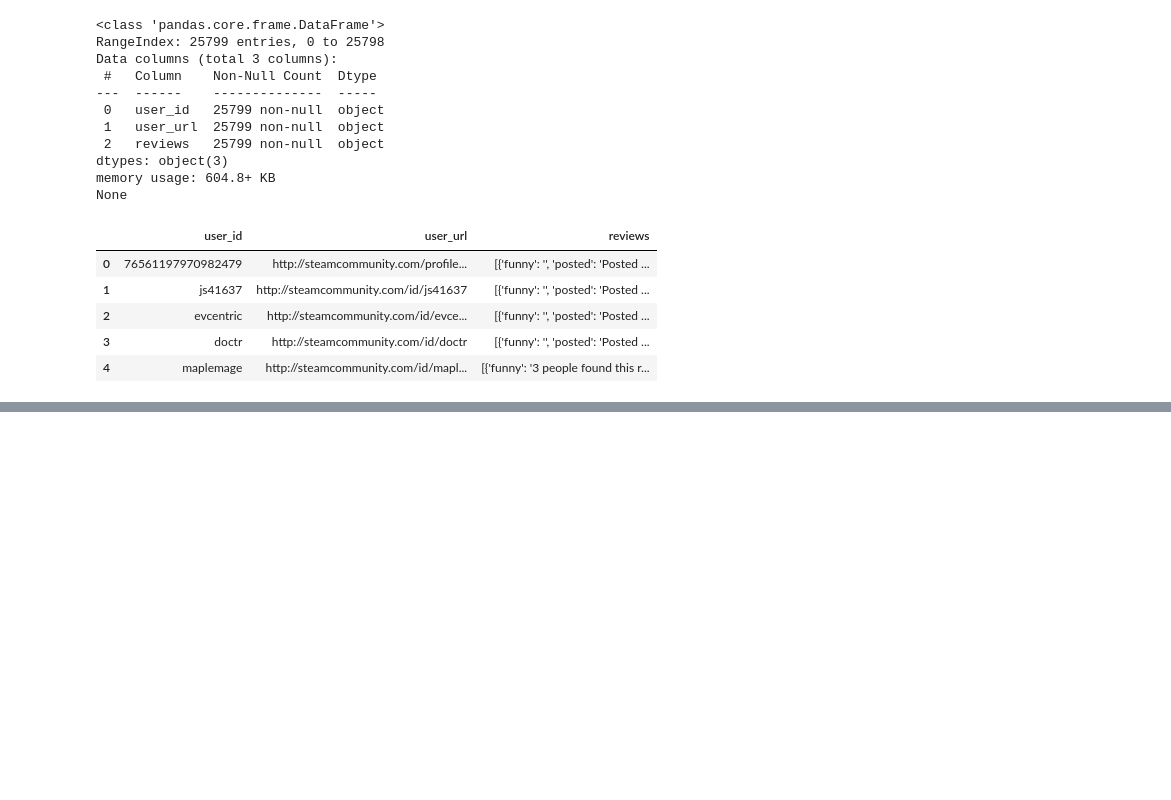
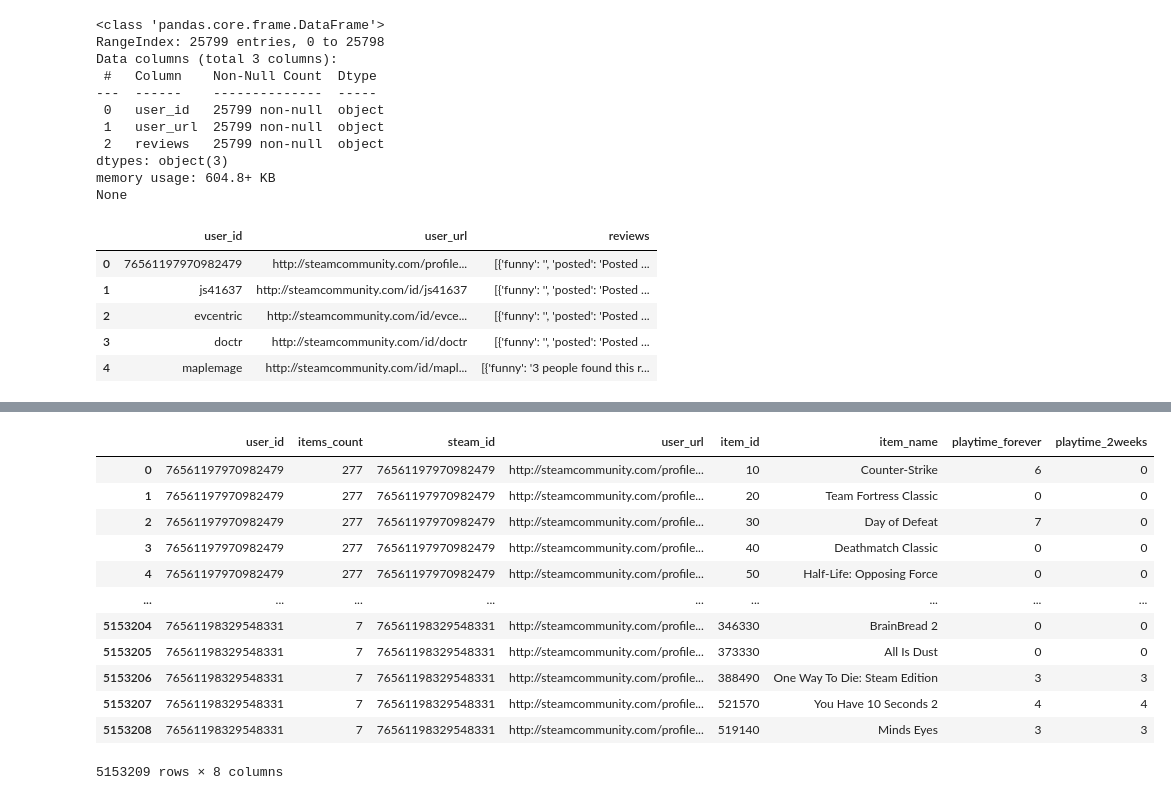
Before and after one commit to DavidVillamizar04/Modelo_recomendacion_steam, a Jupyter notebook: Notebooks/ETL.ipynb, the cells around one changed output, grey strips where cells are left out. Cells and saved outputs as stored; diff of their text form; code cells hidden in the pictures; blank space fills up the shorter version.

```diff
--- a/Notebooks/ETL.ipynb
+++ b/Notebooks/ETL.ipynb
@@ -112,0 +329,11 @@ review_desanidada.append(new_row)
+# %%
+with gz.open('../Datasets/JSON/users_items.json.gz') as desc:
+    contenido3 = desc.readlines()
+
+#Transformamos las lineas a registros json
+items = [eval(line.strip()) for line in contenido3]
+
+# Leemos el archivo ya descompreso usando pandas
+items = pd.DataFrame(items)
+print(items.info())
+items.head(5)
@@ -112,0 +360,40 @@ review_desanidada.append(new_row)
+# %%
+items_desanidado = []
+
+for index, row in items.iterrows():
+    user_id = row['user_id']
+    items_count = row['items_count']
+    steam_id = row['steam_id']
+    user_url = row['user_url']
+    items = row['items']
+
+    for i in items:
+        new_row = {
+        'user_id': user_id,
+        'items_count': items_count,
+        'steam_id' : steam_id,
+        'user_url' : user_url,
+        'item_id': i.get('item_id', ''),
+        'item_name': i.get('item_name', ''),
+        'playtime_forever': i.get('playtime_forever', ''),
+        'playtime_2weeks': i.get('playtime_2weeks', '')
+        }
+
+        items_desanidado.append(new_row)
+
+desanidado = pd.DataFrame(items_desanidado)
+desanidado
+# %% [output]
+|  | user_id | items_count | steam_id | user_url | item_id | item_name | playtime_forever | playtime_2weeks |
+| 0 | 76561197970982479 | 277 | 76561197970982479 | http://steamcommunity.com/profile... | 10 | Counter-Strike | 6 | 0 |
+| 1 | 76561197970982479 | 277 | 76561197970982479 | http://steamcommunity.com/profile... | 20 | Team Fortress Classic | 0 | 0 |
+| 2 | 76561197970982479 | 277 | 76561197970982479 | http://steamcommunity.com/profile... | 30 | Day of Defeat | 7 | 0 |
+| 3 | 76561197970982479 | 277 | 76561197970982479 | http://steamcommunity.com/profile... | 40 | Deathmatch Classic | 0 | 0 |
+| 4 | 76561197970982479 | 277 | 76561197970982479 | http://steamcommunity.com/profile... | 50 | Half-Life: Opposing Force | 0 | 0 |
+| ... | ... | ... | ... | ... | ... | ... | ... | ... |
+| 5153204 | 76561198329548331 | 7 | 76561198329548331 | http://steamcommunity.com/profile... | 346330 | BrainBread 2 | 0 | 0 |
+| 5153205 | 76561198329548331 | 7 | 76561198329548331 | http://steamcommunity.com/profile... | 373330 | All Is Dust | 0 | 0 |
+| 5153206 | 76561198329548331 | 7 | 76561198329548331 | http://steamcommunity.com/profile... | 388490 | One Way To Die: Steam Edition | 3 | 3 |
+| 5153207 | 76561198329548331 | 7 | 76561198329548331 | http://steamcommunity.com/profile... | 521570 | You Have 10 Seconds 2 | 4 | 4 |
+| 5153208 | 76561198329548331 | 7 | 76561198329548331 | http://steamcommunity.com/profile... | 519140 | Minds Eyes | 3 | 3 |
+5153209 rows × 8 columns
```
Also changed, not shown: parts of 26 cells of this notebook, 8 other files.
